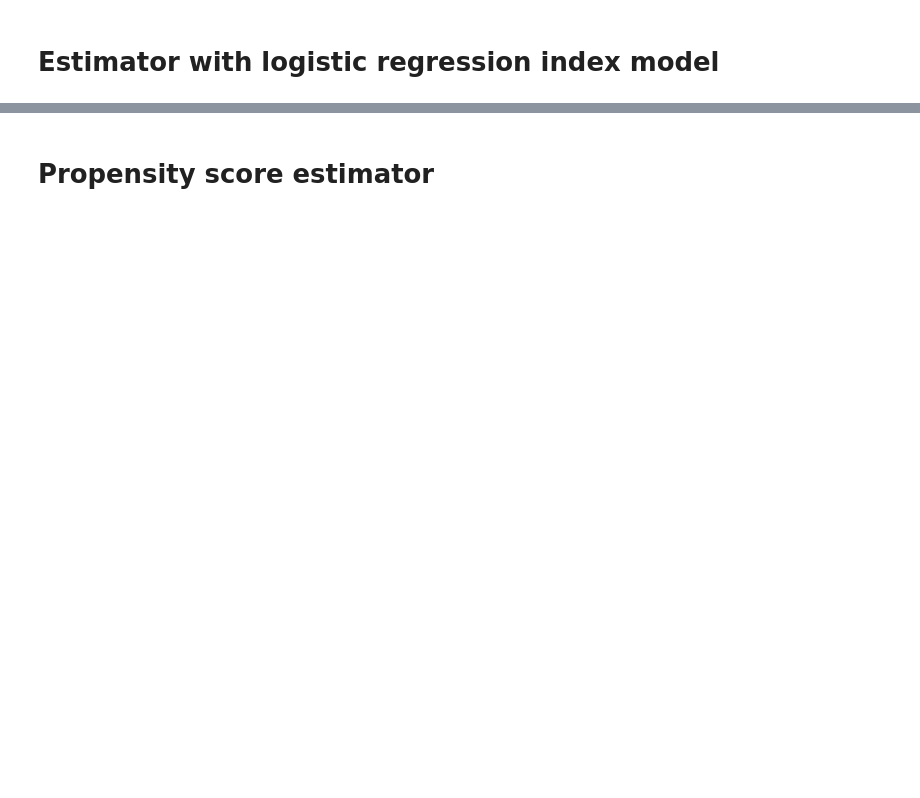
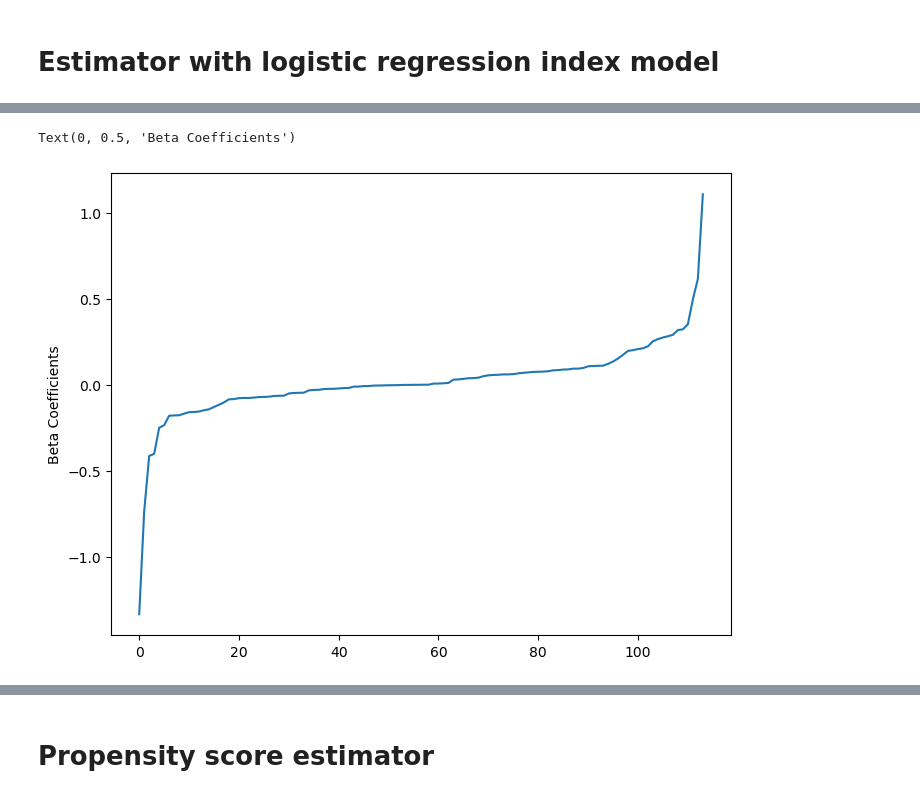
Before and after one commit to Big-Data-Analytics-235/voter-project, a Jupyter notebook: getting nonvoter ID data.ipynb, the cells around one changed output, grey strips where cells are left out. Cells and saved outputs as stored; diff of their text form; code cells hidden in the pictures; blank space fills up the shorter version.

```diff
--- a/getting nonvoter ID data.ipynb
+++ b/getting nonvoter ID data.ipynb
@@ -404,0 +570,18 @@ df_ref = spark.read.parquet("total_reference_sample")
+# %%
+from pyspark.ml.classification import LogisticRegression
+lr = LogisticRegression()
+
+lrModel = lr.fit(train)
+
+featureCols = pd.DataFrame(preparedDF.schema["features"].metadata["ml_attr"]["attrs"]["binary"]+
+  preparedDF.schema["features"].metadata["ml_attr"]["attrs"]["numeric"]).sort_values("idx")
+
+featureCols = featureCols.set_index('idx')
+featureCols.head()
+
+plt.rcParams["figure.figsize"] = (8,6)
+
+beta = np.sort(lrModel.coefficients)
+plt.plot(beta)
+plt.ylabel('Beta Coefficients')
+# %% [output]
@@ -404,0 +590,2 @@ df_ref = spark.read.parquet("total_reference_sample")
+Text(0, 0.5, 'Beta Coefficients')
+[figure, added]
```
Also changed, not shown: parts of 26 cells of this notebook, 10 other files.
